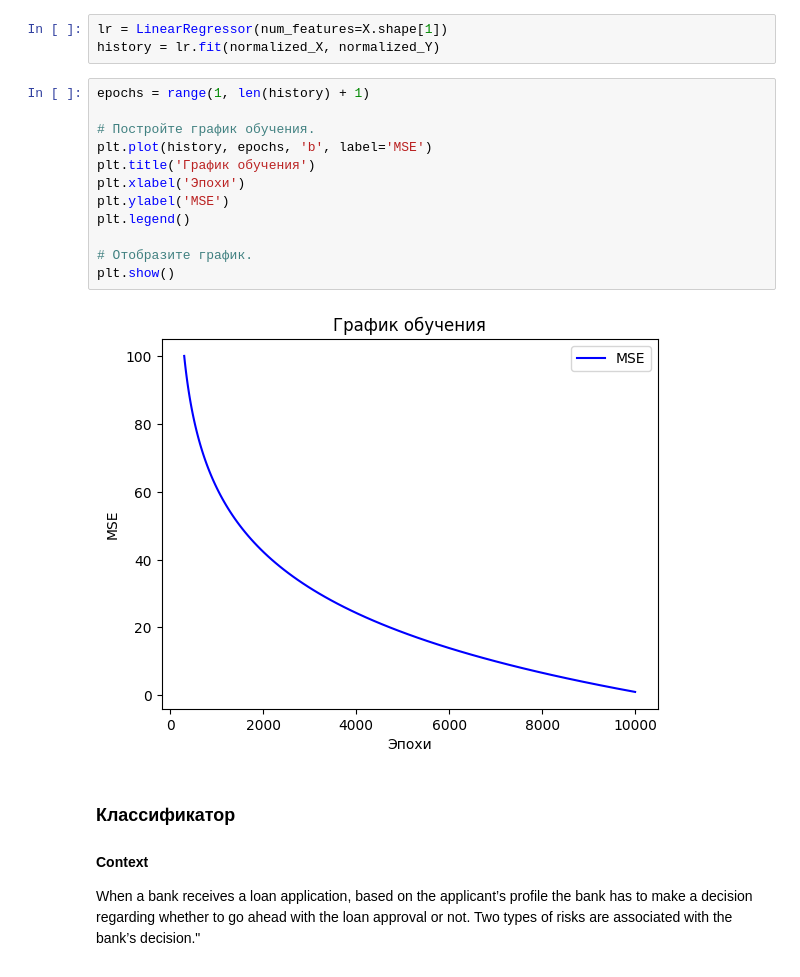
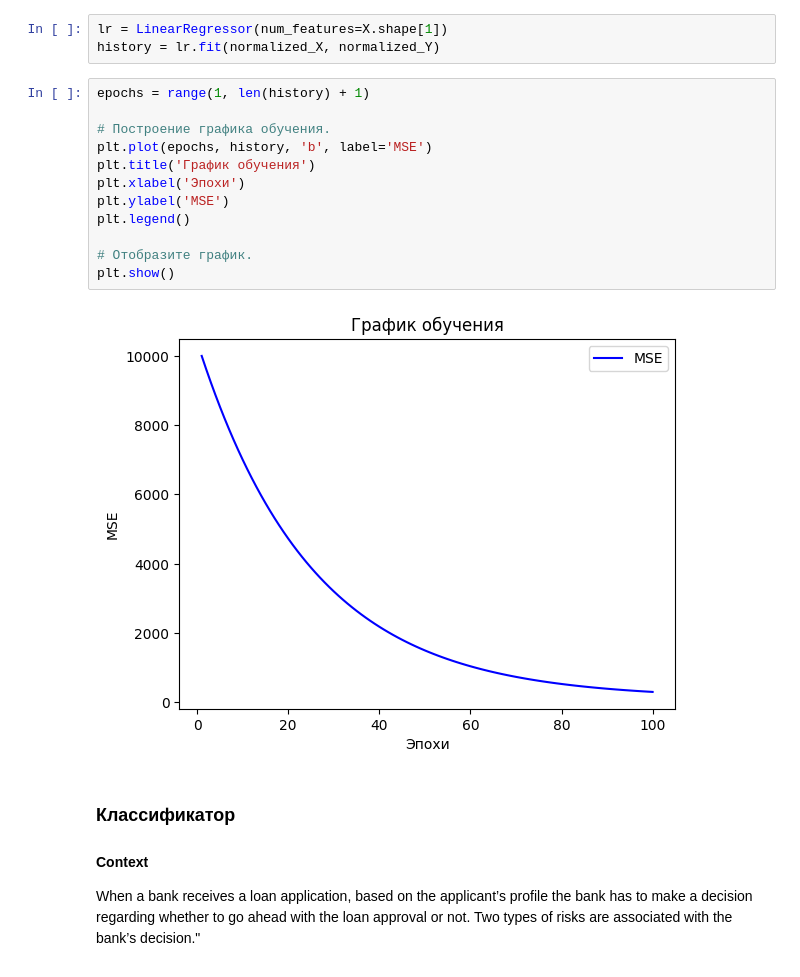
Before and after one commit to egor19saz/ML-, a Jupyter notebook: lab3/Линейная модель и градиентный спуск.ipynb, the cells around one changed output. Cells and saved outputs as stored; diff of their text form.

```diff
--- a/lab3/Линейная модель и градиентный спуск.ipynb
+++ b/lab3/Линейная модель и градиентный спуск.ipynb
@@ -195,17 +195,17 @@ history = lr.fit(normalized_X, normalized_Y)
 # %%
 epochs = range(1, len(history) + 1)
 
-# Постройте график обучения.
-plt.plot(history, epochs, 'b', label='MSE')
+# Построение графика обучения.
+plt.plot(epochs, history, 'b', label='MSE')
 plt.title('График обучения')
 plt.xlabel('Эпохи')
 plt.ylabel('MSE')
 plt.legend()
 
 # Отобразите график.
 plt.show()
 # %% [output]
-[figure, old version]
+[figure, new version]
 # %% [markdown]
 ### Классификатор
 #### Context
```
Also changed, not shown: parts of 5 cells of this notebook, 3 other files.
